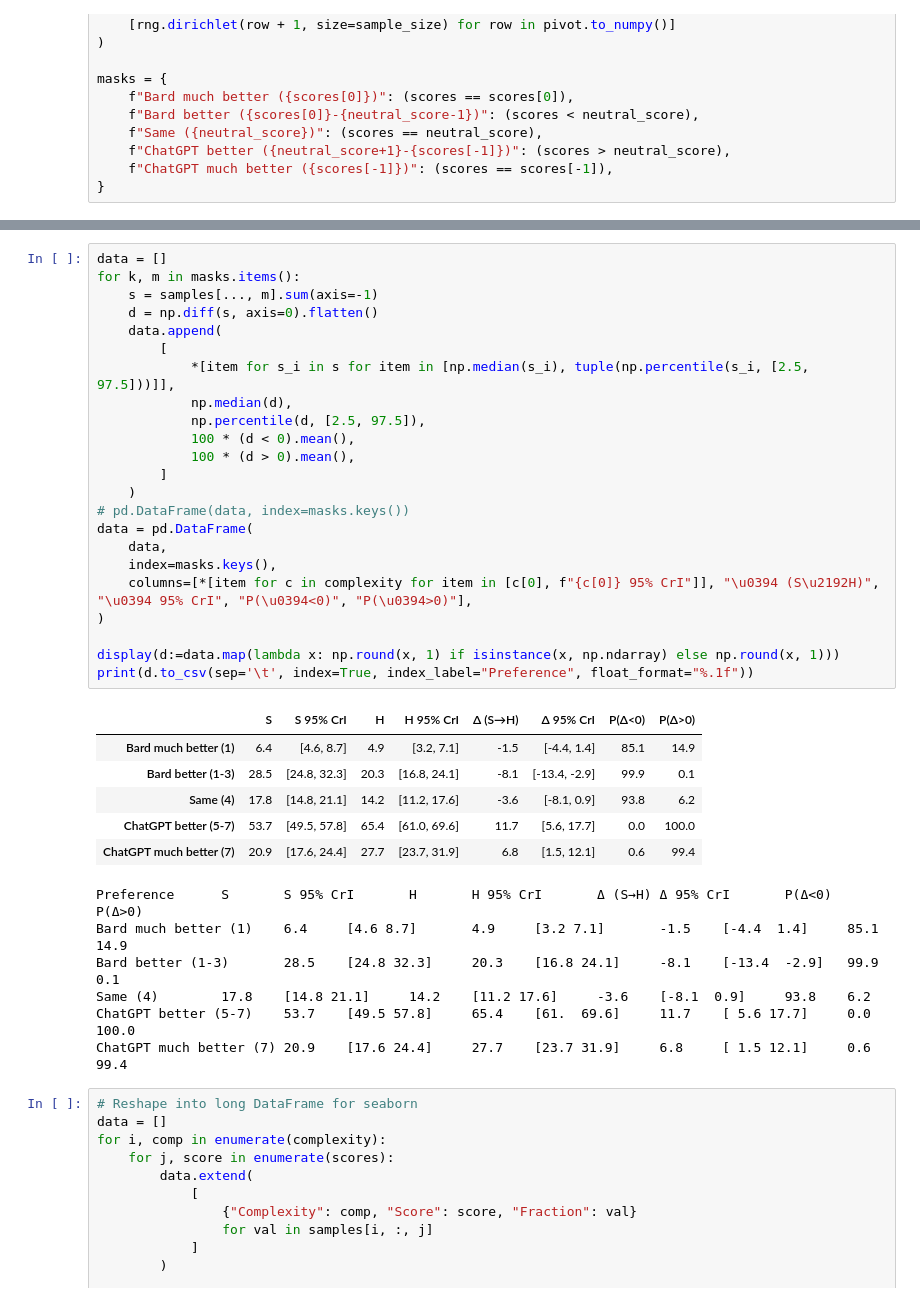
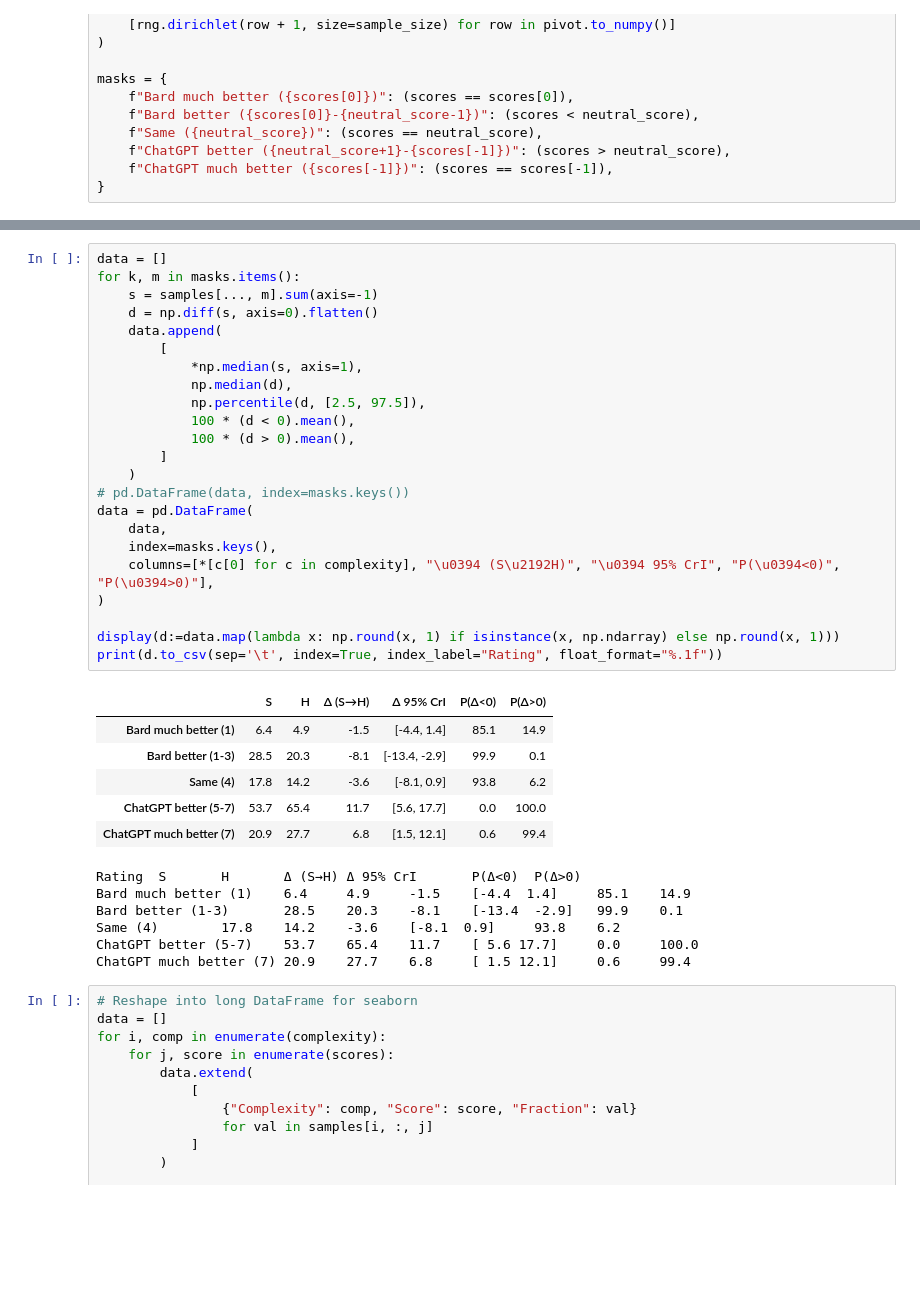
Before and after one commit to aswyatt/DA-Python, a Jupyter notebook: Interview/Data Analysis 1/Human Eval Bard.ipynb, the cells around one changed output, grey strips where cells are left out. Cells and saved outputs as stored; diff of their text form; blank space fills up the shorter version.

```diff
--- a/Interview/Data Analysis 1/Human Eval Bard.ipynb
+++ b/Interview/Data Analysis 1/Human Eval Bard.ipynb
@@ -552,39 +555,39 @@ masks = {
 # %%
 data = []
 for k, m in masks.items():
     s = samples[..., m].sum(axis=-1)
     d = np.diff(s, axis=0).flatten()
     data.append(
         [
-            *[item for s_i in s for item in [np.median(s_i), tuple(np.percentile(s_i, [2.5, 97.5]))]],
+            *np.median(s, axis=1),
             np.median(d),
             np.percentile(d, [2.5, 97.5]),
             100 * (d < 0).mean(),
             100 * (d > 0).mean(),
         ]
     )
 # pd.DataFrame(data, index=masks.keys())
 data = pd.DataFrame(
     data,
     index=masks.keys(),
-    columns=[*[item for c in complexity for item in [c[0], f"{c[0]} 95% CrI"]], "\u0394 (S\u2192H)", "\u0394 95% CrI", "P(\u0394<0)", "P(\u0394>0)"],
+    columns=[*[c[0] for c in complexity], "\u0394 (S\u2192H)", "\u0394 95% CrI", "P(\u0394<0)", "P(\u0394>0)"],
 )
 
 display(d:=data.map(lambda x: np.round(x, 1) if isinstance(x, np.ndarray) else np.round(x, 1)))
-print(d.to_csv(sep='\t', index=True, index_label="Preference", float_format="%.1f"))
+print(d.to_csv(sep='\t', index=True, index_label="Rating", float_format="%.1f"))
 # %% [output]
-|  | S | S 95% CrI | H | H 95% CrI | Δ (S→H) | Δ 95% CrI | P(Δ<0) | P(Δ>0) |
-| Bard much better (1) | 6.4 | [4.6, 8.7] | 4.9 | [3.2, 7.1] | -1.5 | [-4.4, 1.4] | 85.1 | 14.9 |
-| Bard better (1-3) | 28.5 | [24.8, 32.3] | 20.3 | [16.8, 24.1] | -8.1 | [-13.4, -2.9] | 99.9 | 0.1 |
-| Same (4) | 17.8 | [14.8, 21.1] | 14.2 | [11.2, 17.6] | -3.6 | [-8.1, 0.9] | 93.8 | 6.2 |
-| ChatGPT better (5-7) | 53.7 | [49.5, 57.8] | 65.4 | [61.0, 69.6] | 11.7 | [5.6, 17.7] | 0.0 | 100.0 |
-| ChatGPT much better (7) | 20.9 | [17.6, 24.4] | 27.7 | [23.7, 31.9] | 6.8 | [1.5, 12.1] | 0.6 | 99.4 |
+|  | S | H | Δ (S→H) | Δ 95% CrI | P(Δ<0) | P(Δ>0) |
+| Bard much better (1) | 6.4 | 4.9 | -1.5 | [-4.4, 1.4] | 85.1 | 14.9 |
+| Bard better (1-3) | 28.5 | 20.3 | -8.1 | [-13.4, -2.9] | 99.9 | 0.1 |
+| Same (4) | 17.8 | 14.2 | -3.6 | [-8.1, 0.9] | 93.8 | 6.2 |
+| ChatGPT better (5-7) | 53.7 | 65.4 | 11.7 | [5.6, 17.7] | 0.0 | 100.0 |
+| ChatGPT much better (7) | 20.9 | 27.7 | 6.8 | [1.5, 12.1] | 0.6 | 99.4 |
-Preference      S       S 95% CrI       H       H 95% CrI       Δ (S→H) Δ 95% CrI       P(Δ<0)  P(Δ>0)
-Bard much better (1)    6.4     [4.6 8.7]       4.9     [3.2 7.1]       -1.5    [-4.4  1.4]     85.1    14.9
-Bard better (1-3)       28.5    [24.8 32.3]     20.3    [16.8 24.1]     -8.1    [-13.4  -2.9]   99.9    0.1
-Same (4)        17.8    [14.8 21.1]     14.2    [11.2 17.6]     -3.6    [-8.1  0.9]     93.8    6.2
-ChatGPT better (5-7)    53.7    [49.5 57.8]     65.4    [61.  69.6]     11.7    [ 5.6 17.7]     0.0     100.0
-ChatGPT much better (7) 20.9    [17.6 24.4]     27.7    [23.7 31.9]     6.8     [ 1.5 12.1]     0.6     99.4
+Rating  S       H       Δ (S→H) Δ 95% CrI       P(Δ<0)  P(Δ>0)
+Bard much better (1)    6.4     4.9     -1.5    [-4.4  1.4]     85.1    14.9
+Bard better (1-3)       28.5    20.3    -8.1    [-13.4  -2.9]   99.9    0.1
+Same (4)        17.8    14.2    -3.6    [-8.1  0.9]     93.8    6.2
+ChatGPT better (5-7)    53.7    65.4    11.7    [ 5.6 17.7]     0.0     100.0
+ChatGPT much better (7) 20.9    27.7    6.8     [ 1.5 12.1]     0.6     99.4
 # %%
 # Reshape into long DataFrame for seaborn
 data = []
```
Also changed, not shown: parts of 1 cell of this notebook.
